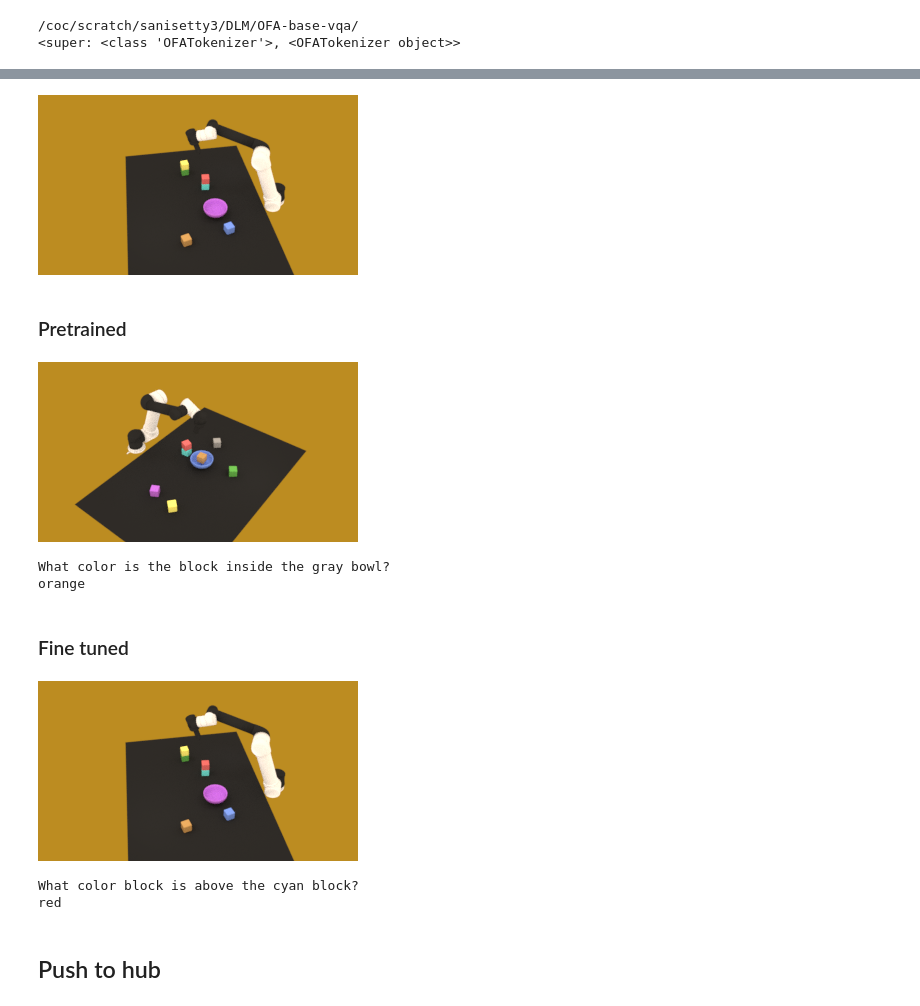
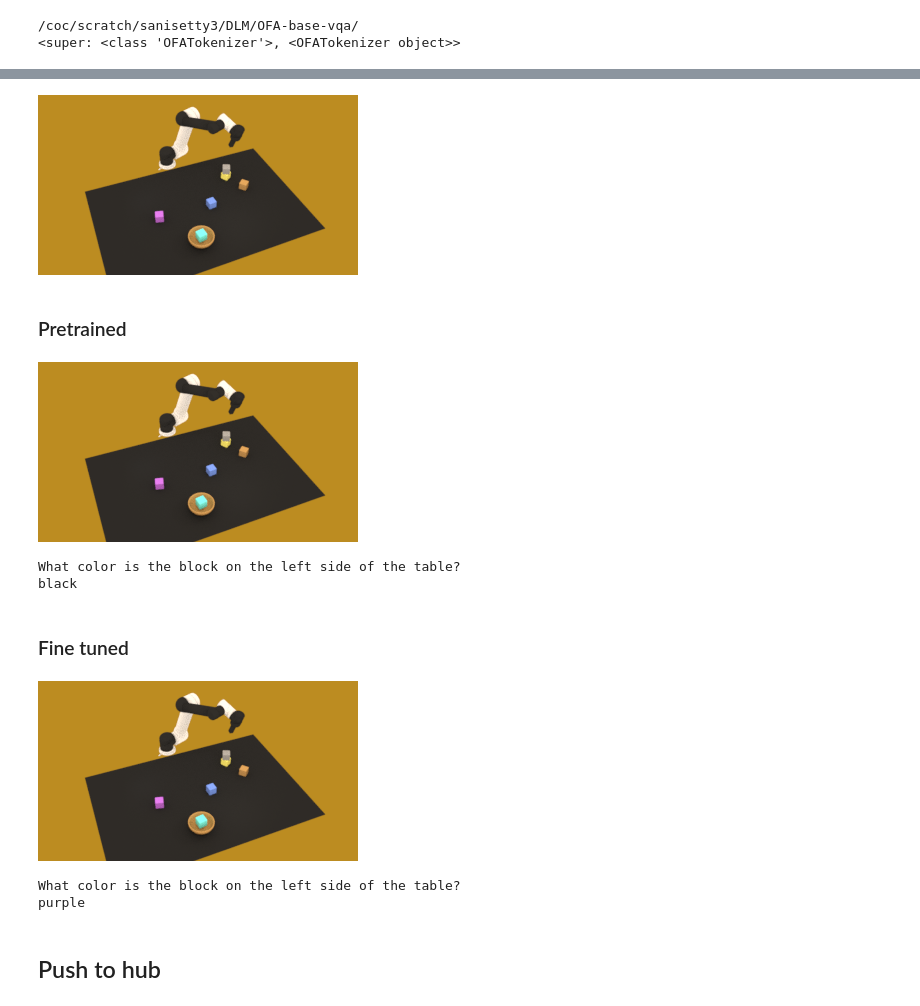
Before and after one commit to sohananisetty/OFA_VQA, a Jupyter notebook: ofa_vqa.ipynb, the cells around one changed output, grey strips where cells are left out. Cells and saved outputs as stored; diff of their text form; code cells hidden in the pictures.

```diff
--- a/ofa_vqa.ipynb
+++ b/ofa_vqa.ipynb
@@ -649,8 +751,8 @@ img_list = glob(vqa_root)
 # %%
-txt = "What color block is above the cyan block?"
+txt = "What color is the block on the left side of the table?"
 inputs = tokenizer_p([txt], return_tensors="pt").input_ids
-img = Image.open(img_list[10])
+img = Image.open(img_list[23])
 patch_img = patch_resize_transform(img).unsqueeze(0)
 img
 # %% [output]
-[figure, old version]
+[figure, new version]
@@ -663,9 +775,9 @@ display(img)
 print(txt)
 print(tokenizer_p.batch_decode(custom_gen, skip_special_tokens=True)[0].strip())
 # %% [output]
-[figure, old version]
+[figure, new version]
-What color is the block inside the gray bowl?
-orange
+What color is the block on the left side of the table?
+black
 # %% [markdown]
 ### Fine tuned
 # %%
@@ -675,9 +787,9 @@ display(img)
 print(txt)
 print(tokenizer_p.batch_decode(custom_gen_fin, skip_special_tokens=True)[0].strip())
 # %% [output]
-[figure, old version]
+[figure, new version]
-What color block is above the cyan block?
-red
+What color is the block on the left side of the table?
+purple
 # %% [markdown]
 ## Push to hub
 # %%
```
Also changed, not shown: parts of 59 cells of this notebook, 4 other files.
